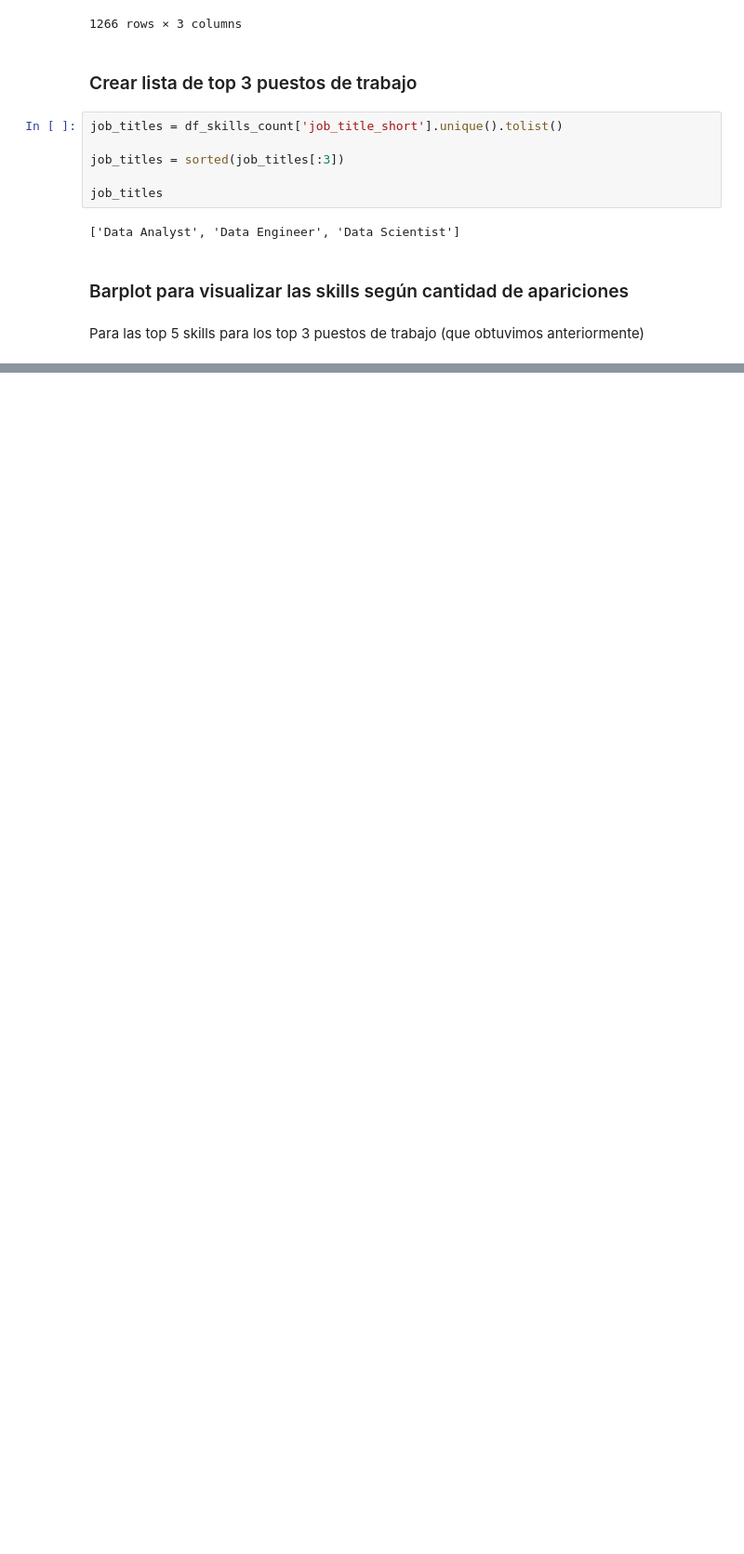
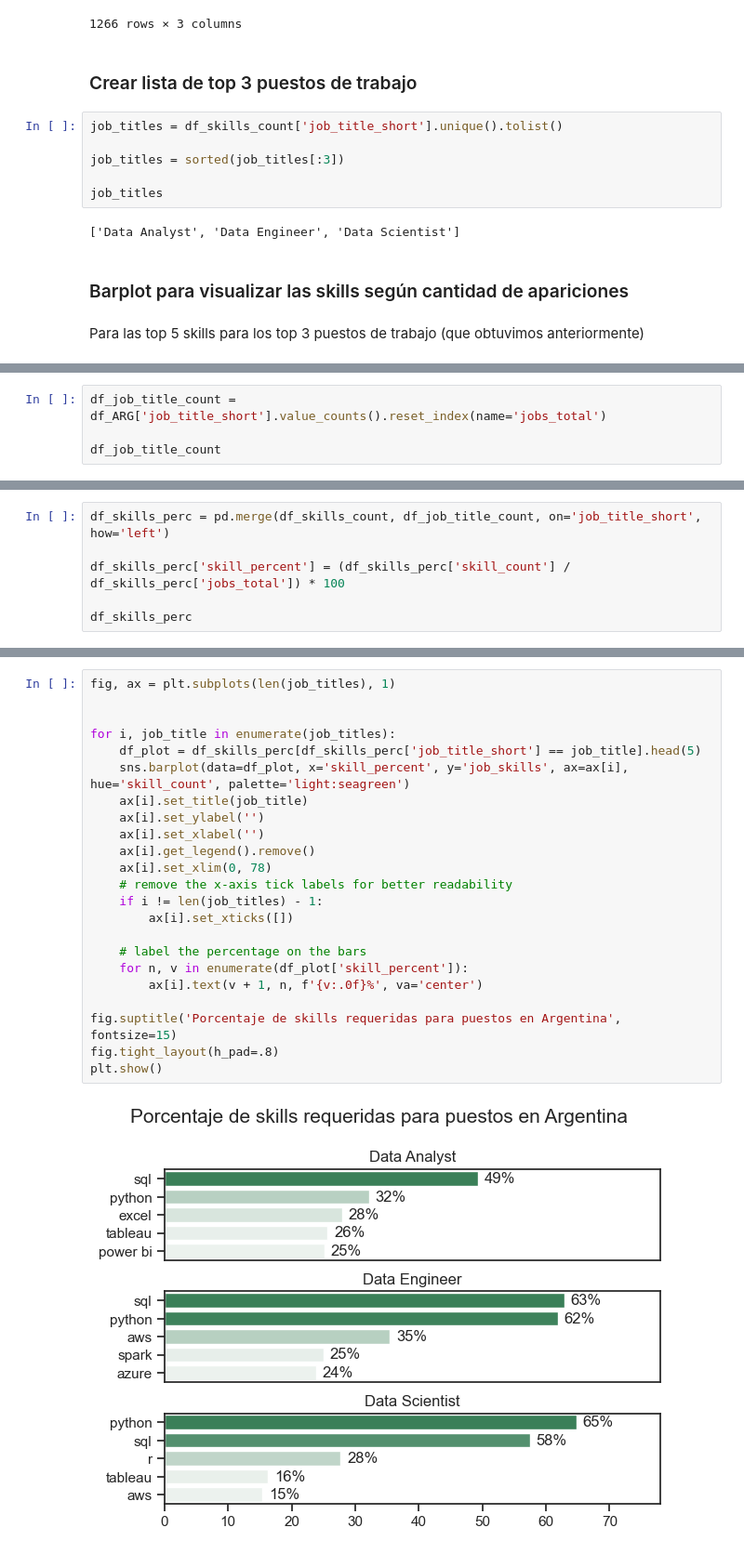
Before and after one commit to sofialaveihle/python-data-analytics-project, a Jupyter notebook: 2_Skill_Demand.ipynb, the cells around one changed output, grey strips where cells are left out. Shown at 93% size. Saved outputs shown, nothing was run; the diff lists cells and outputs as text; blank space fills up the shorter version.

```diff
--- a/2_Skill_Demand.ipynb
+++ b/2_Skill_Demand.ipynb
@@ -113,0 +116,4 @@ NameError: name 'plt' is not defined
+# %%
+df_job_title_count = df_ARG['job_title_short'].value_counts().reset_index(name='jobs_total')
+
+df_job_title_count
@@ -113,0 +132,6 @@ NameError: name 'plt' is not defined
+# %%
+df_skills_perc = pd.merge(df_skills_count, df_job_title_count, on='job_title_short', how='left')
+
+df_skills_perc['skill_percent'] = (df_skills_perc['skill_count'] / df_skills_perc['jobs_total']) * 100
+
+df_skills_perc
@@ -113,0 +154,25 @@ NameError: name 'plt' is not defined
+# %%
+fig, ax = plt.subplots(len(job_titles), 1)
+
+
+for i, job_title in enumerate(job_titles):
+    df_plot = df_skills_perc[df_skills_perc['job_title_short'] == job_title].head(5)
+    sns.barplot(data=df_plot, x='skill_percent', y='job_skills', ax=ax[i], hue='skill_count', palette='light:seagreen')
+    ax[i].set_title(job_title)
+    ax[i].set_ylabel('')
+    ax[i].set_xlabel('')
+    ax[i].get_legend().remove()
+    ax[i].set_xlim(0, 78)
+    # remove the x-axis tick labels for better readability
+    if i != len(job_titles) - 1:
+        ax[i].set_xticks([])
+
+    # label the percentage on the bars
+    for n, v in enumerate(df_plot['skill_percent']):
+        ax[i].text(v + 1, n, f'{v:.0f}%', va='center')
+
+fig.suptitle('Porcentaje de skills requeridas para puestos en Argentina', fontsize=15)
+fig.tight_layout(h_pad=.8)
+plt.show()
+# %% [output]
+[figure, added]
```
Also changed, not shown: parts of 5 cells of this notebook, 3 other files.
